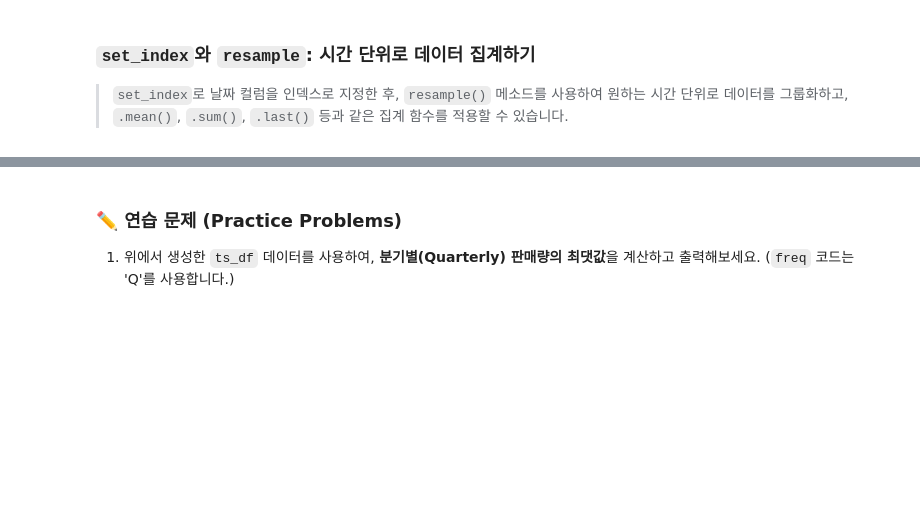
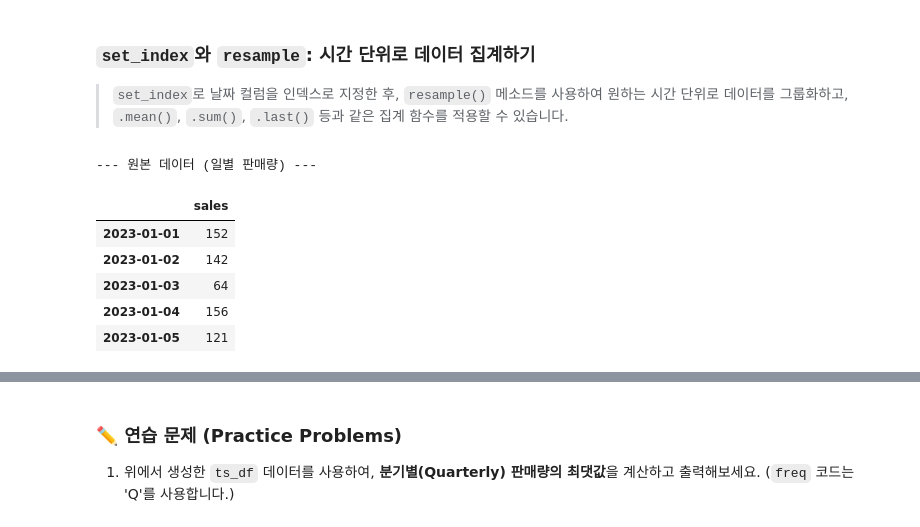
Before and after one commit to dandacompany/star_track_python, a Jupyter notebook: 0609/TimeSeries_Analysis_Part1.ipynb, the cells around one changed output, grey strips where cells are left out. Cells and saved outputs as stored; diff of their text form; code cells hidden in the pictures; blank space fills up the shorter version.

```diff
--- a/0609/TimeSeries_Analysis_Part1.ipynb
+++ b/0609/TimeSeries_Analysis_Part1.ipynb
@@ -137,16 +149,17 @@ print(weekdays_in_june)
 # %%
 # 실습을 위한 예제 데이터 생성
 date_rng = pd.date_range(start='2023-01-01', periods=100, freq='D')
 np.random.seed(42)
 data = np.random.randint(50, 200, size=(100,))
 ts_df = pd.DataFrame(data, index=date_rng, columns=['sales'])
 
 print("--- 원본 데이터 (일별 판매량) ---")
-print(ts_df.head())
-
-# 주별(Weekly) 평균 판매량 계산 (다운샘플링)
-# 'W'는 주의 마지막 날(일요일)을 기준으로 집계합니다.
-weekly_mean_sales = ts_df['sales'].resample('W').mean()
-
-print("--- 주별 평균 판매량 ---")
-print(weekly_mean_sales.head())
+ts_df.head()
+# %% [output]
+--- 원본 데이터 (일별 판매량) ---
+|  | sales |
+| 2023-01-01 | 152 |
+| 2023-01-02 | 142 |
+| 2023-01-03 | 64 |
+| 2023-01-04 | 156 |
+| 2023-01-05 | 121 |
```
Also changed, not shown: parts of 27 cells of this notebook, 2 other files.
